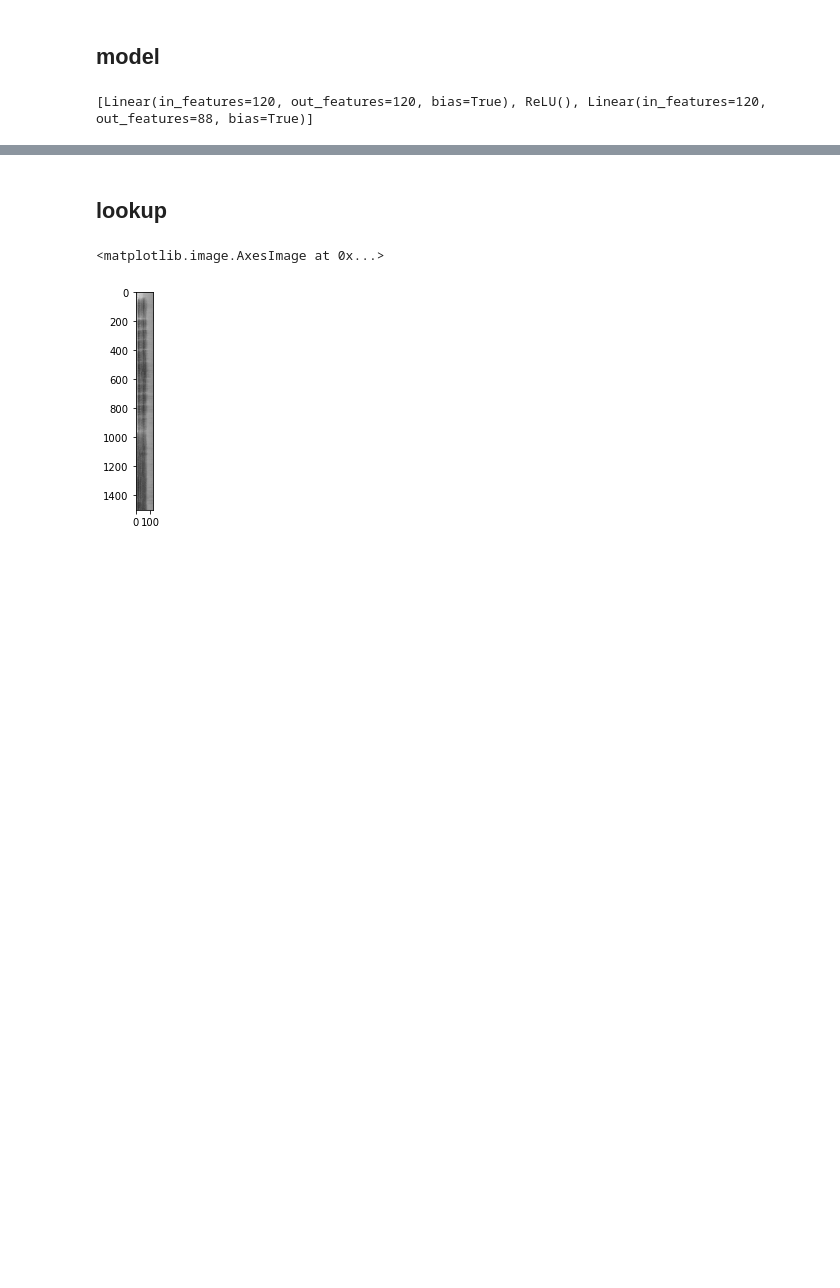
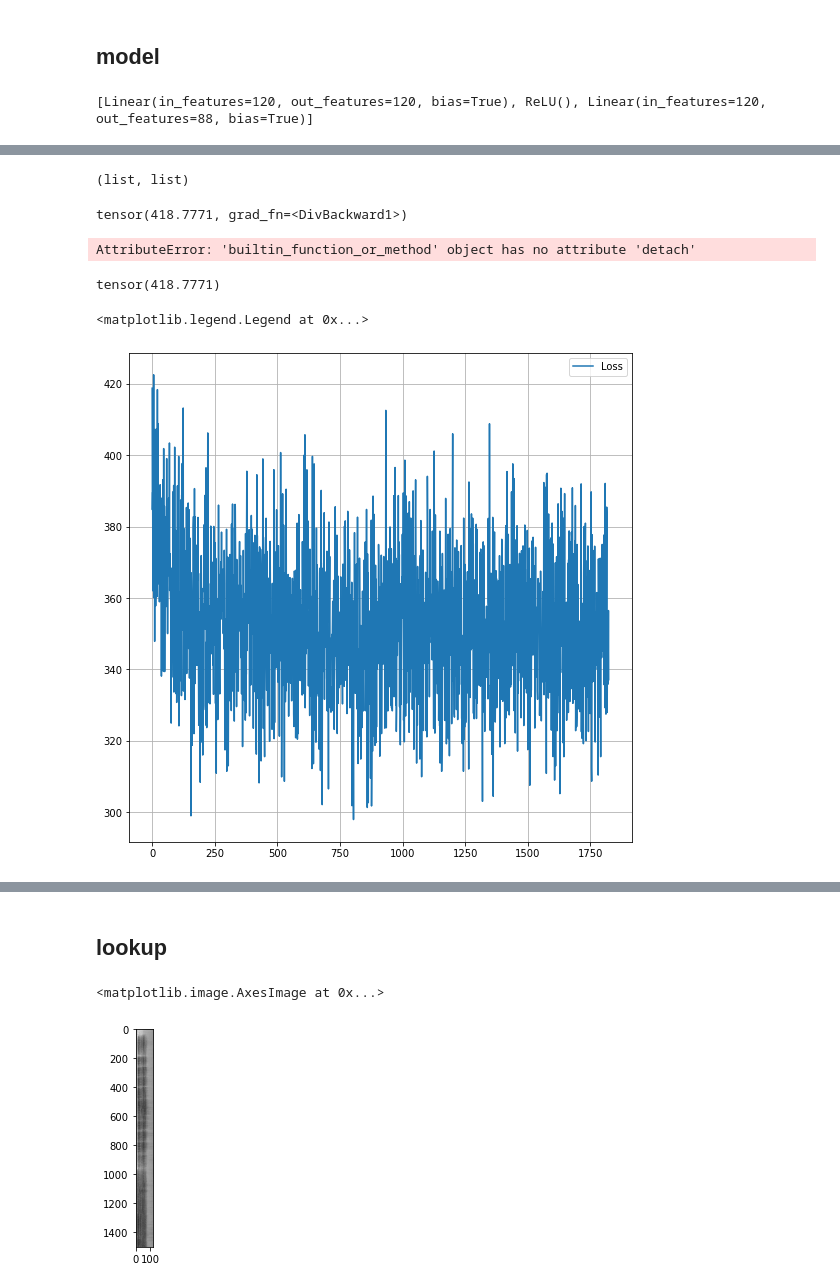
Before and after one commit to neennera/AI_single-music-note-classification, a Jupyter notebook: pre-model.ipynb, the cells around one changed output, grey strips where cells are left out. Cells and saved outputs as stored; diff of their text form; code cells hidden in the pictures; blank space fills up the shorter version.

```diff
--- a/pre-model.ipynb
+++ b/pre-model.ipynb
@@ -164,0 +157,64 @@ RuntimeError: The size of tensor a (1500) must match the size of tensor b (88) a
+# %%
+from torch.utils.data import DataLoader
+train = DataLoader(train_dataset, batch_size=32, shuffle=True)
+# %%
+epoch = train.__len__()
+batch = 32
+# %%
+for e in range(epoch):
+    # b = batch number
+    #for b in range((n-1)//bs + 1):
+    for b in range(0,batch):
+
+        # Feedforward
+        xb,yb =next(iter(train))
+        yhatb = model(xb)
+        loss = loss_func(yhatb, yb)
+
+        # Metrics
+        acc = accuracy(yhatb, yb)
+        losses.append(loss); metrics.append(acc)
+
+        # Backpropagation
+        loss.backward()
+
+        # Update Wight and Bias with SGD
+        with torch.no_grad():
+            for l in model.layers:
+                if hasattr(l, 'weight'):
+                    l.weight -= l.weight.grad * lr
+                    l.bias   -= l.bias.grad * lr
+                    l.weight.grad.zero_()
+                    l.bias.grad.zero_()
+# %%
+type(losses), type(metrics)
+# %% [output]
+(list, list)
+# %%
+losses[0]
+# %% [output]
+tensor(418.7771, grad_fn=<DivBackward1>)
+# %%
+tensor.detach().numpy()
+# %% [output]
+AttributeError: 'builtin_function_or_method' object has no attribute 'detach'
+# %%
+losses[0].detach()
+# %% [output]
+tensor(418.7771)
+# %%
+temp_l, temp_acc=[],[]
+for k in losses :
+    temp_l.append(k.detach())
+
+for k in metrics :
+    temp_acc.append(k.detach())
+# %%
+x = torch.arange(len(losses)).numpy()
+fig,ax = plt.subplots(figsize=(9, 9))
+ax.grid(True)
+ax.plot(x, temp_l, label="Loss")
+ax.legend(loc='upper right')
+# %% [output]
+<matplotlib.legend.Legend at 0x...>
+[figure, added]
```
Also changed, not shown: parts of 13 cells of this notebook.
